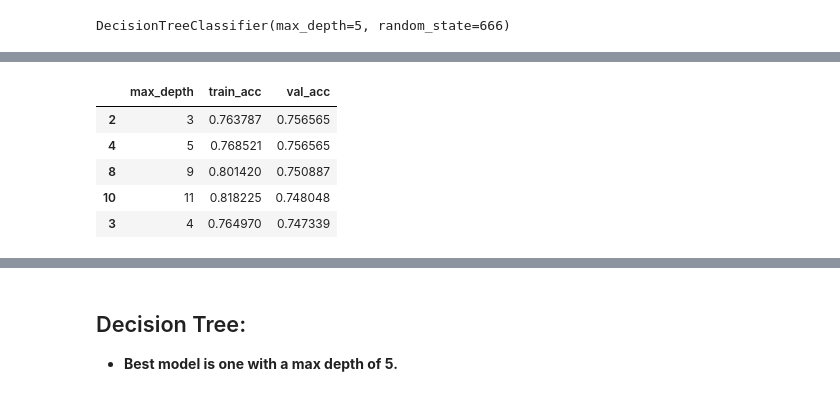
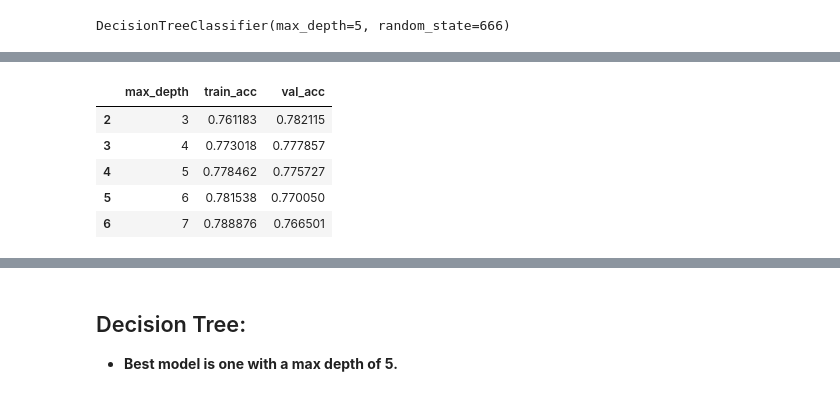
Before and after one commit to brock-green/classification-project, a Jupyter notebook: classification_project_draft.ipynb, the cells around one changed output, grey strips where cells are left out. Drawn from its saved outputs; the diff is of its cells as text; code cells hidden in the pictures.

```diff
--- a/classification_project_draft.ipynb
+++ b/classification_project_draft.ipynb
@@ -1193,29 +1232,29 @@ for depth of 19, the accuracy is 0.88
 # %%
 scores_all = []
 
 for x in range(1,20):
 
     clf = DecisionTreeClassifier(max_depth=x, random_state=666)
     clf.fit(X_train, y_train)
 
     # evaluate on train
     train_acc = clf.score(X_train, y_train)
 
     #evaluate on validate
-    val_acc = clf.score(X_val, y_val)
+    val_acc = clf.score(X_validate, y_validate)
 
     scores_all.append([x, train_acc, val_acc])
 
 scores_df = pd.DataFrame(scores_all, columns=['max_depth','train_acc','val_acc'])
 scores_df = pd.DataFrame(scores_all, columns=['max_depth','train_acc','val_acc'])
 scores_df.sort_values(by=['val_acc'], ascending=False).head()
 # %% [output]
 |  | max_depth | train_acc | val_acc |
-| 2 | 3 | 0.763787 | 0.756565 |
-| 4 | 5 | 0.768521 | 0.756565 |
-| 8 | 9 | 0.801420 | 0.750887 |
-| 10 | 11 | 0.818225 | 0.748048 |
-| 3 | 4 | 0.764970 | 0.747339 |
+| 2 | 3 | 0.761183 | 0.782115 |
+| 3 | 4 | 0.773018 | 0.777857 |
+| 4 | 5 | 0.778462 | 0.775727 |
+| 5 | 6 | 0.781538 | 0.770050 |
+| 6 | 7 | 0.788876 | 0.766501 |
 # %%
 plt.figure(figsize=(12,6))
 plt.plot(scores_df.max_depth, scores_df.train_acc, label='train', marker='o')
```
Also changed, not shown: parts of 22 cells of this notebook, 1 other file.
